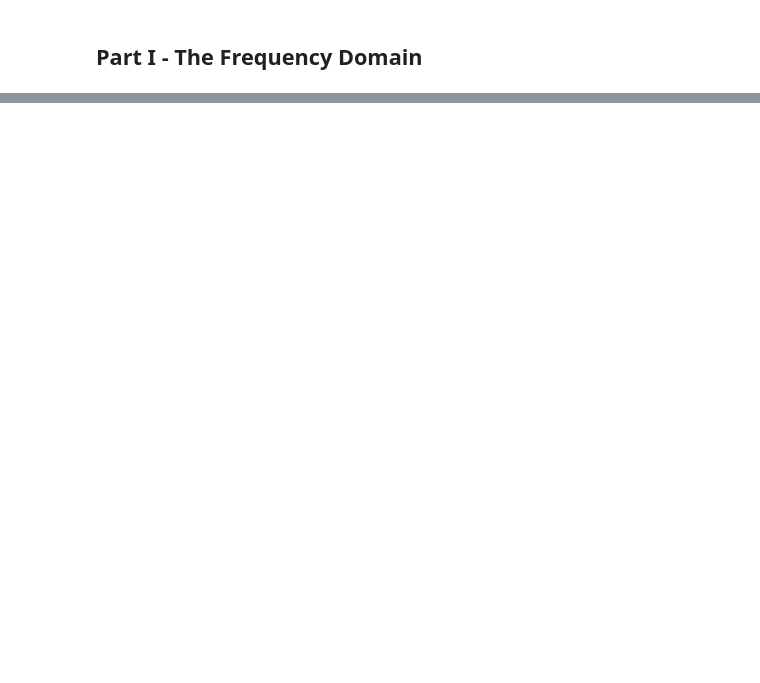
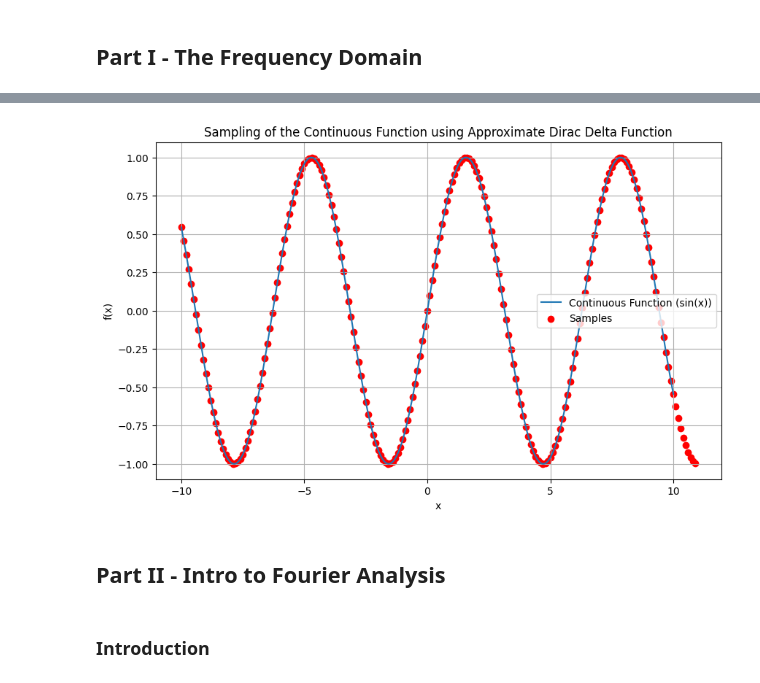
Before and after one commit to Yehuda-Bergstein/BSA-2023, a Jupyter notebook: week-2/BSA-Excersize-9.ipynb, the cells around one changed output, grey strips where cells are left out. Drawn from its saved outputs; the diff is of its cells as text; code cells hidden in the pictures; blank space fills up the shorter version.

```diff
--- a/week-2/BSA-Excersize-9.ipynb
+++ b/week-2/BSA-Excersize-9.ipynb
@@ -44,0 +132,39 @@ Given an **analog** signal &nbsp; $x_{analog} = x(n)$,&nbsp; where $n$ represent
+# %%
+def delta_function_approx(x, epsilon=0.01):
+    # Approximation of the Dirac Delta function using a narrow Gaussian.
+    return np.exp(-x**2 / (2 * epsilon**2)) / (np.sqrt(2 * np.pi) * epsilon)
+
+def sample_function(func, points, epsilon=0.01):
+    # Sample a function using the approximate Dirac Delta function.
+    sampled_values = []
+    for point in points:
+        # Approximate the integral using a sum over a narrow range around the point
+        x_range = np.linspace(point - epsilon, point + epsilon, 100)
+        weights = delta_function_approx(x_range - point, epsilon)
+        sampled_values.append(np.sum(func(x_range) * weights) / weights.sum())
+    return np.array(sampled_values)
+
+# Define sampling points
+sampling_points = np.arange(-10, 11, 0.1) # Sampling every 0.1 units
+
+# Sample the continuous function using the approximate Dirac Delta function
+samples = sample_function(continuous_function, sampling_points)
+
+# Plot the original function
+plt.figure(figsize=(10, 6))
+plt.plot(x, y, label='Continuous Function (sin(x))')
+
+# Plot the samples on the original plot
+plt.scatter(sampling_points, samples, color='red', label='Samples')
+plt.title('Sampling of the Continuous Function using Approximate Dirac Delta Function')
+plt.xlabel('x')
+plt.ylabel('f(x)')
+plt.legend()
+plt.grid(True)
+plt.show()
+# %% [output]
+[figure, added]
+# %% [markdown]
+## Part II - Intro to Fourier Analysis
+# %% [markdown]
+### Introduction <a name="fourier-intro"></a>
```
Also changed, not shown: parts of 14 cells of this notebook.
